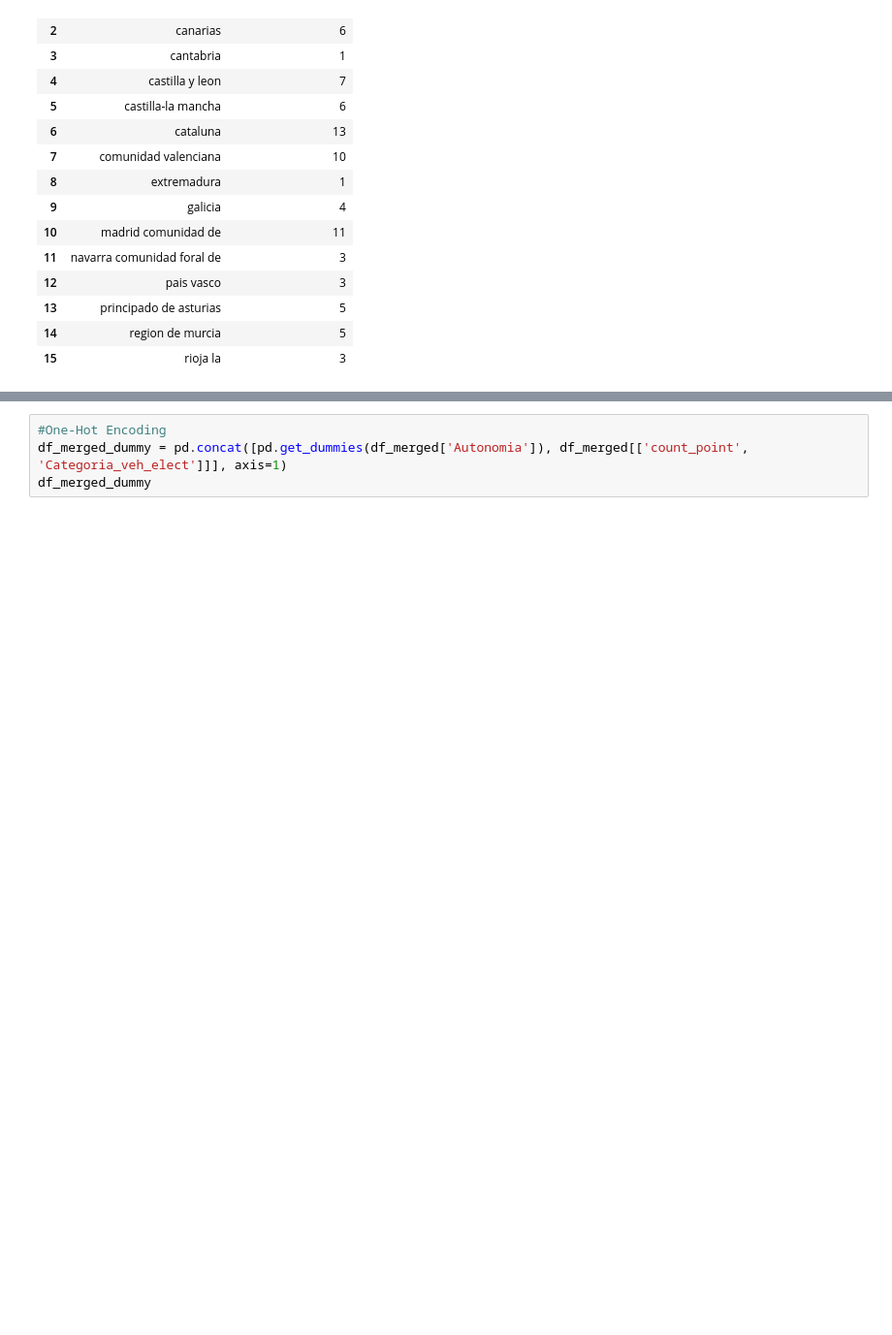
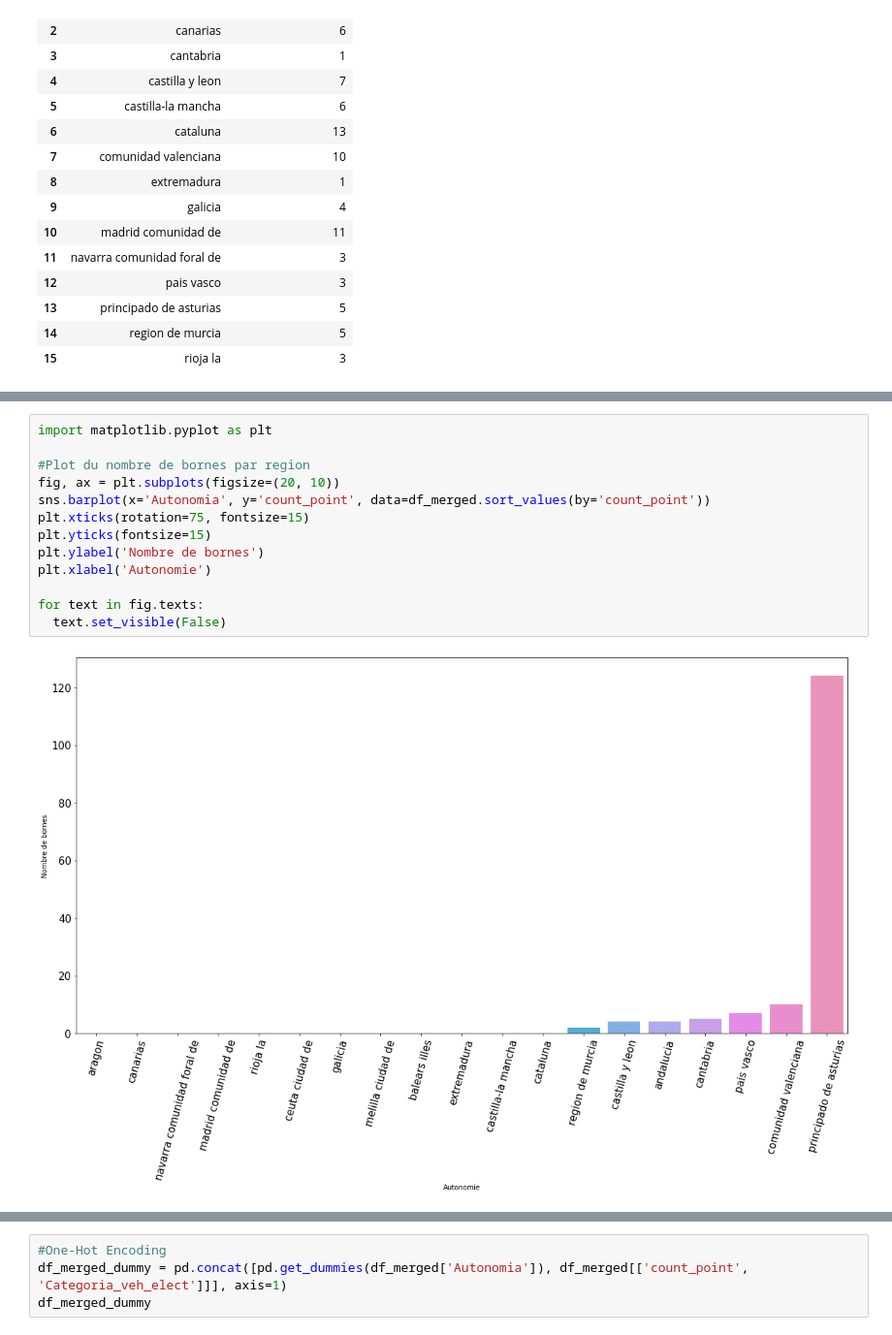
Before and after one commit to Ouardavalue/EDP, a Jupyter notebook: EDP.ipynb, the cells around one changed output, grey strips where cells are left out. Shown at 97% size. Cells and saved outputs as stored; diff of their text form; blank space fills up the shorter version.

```diff
--- a/EDP.ipynb
+++ b/EDP.ipynb
@@ -252,3 +253,18 @@ df_merged
 | 38 | cantabria | 5.0 | 1.0 |
 | 50 | ceuta ciudad de | 0.0 | 0.0 |
 | 51 | melilla ciudad de | 0.0 | 0.0 |
+# %%
+import matplotlib.pyplot as plt
+
+#Plot du nombre de bornes par region
+fig, ax = plt.subplots(figsize=(20, 10))
+sns.barplot(x='Autonomia', y='count_point', data=df_merged.sort_values(by='count_point'))
+plt.xticks(rotation=75, fontsize=15)
+plt.yticks(fontsize=15)
+plt.ylabel('Nombre de bornes')
+plt.xlabel('Autonomie')
+
+for text in fig.texts:
+  text.set_visible(False)
+# %% [output]
+[figure, added]
```
Also changed, not shown: parts of 2 cells of this notebook.
